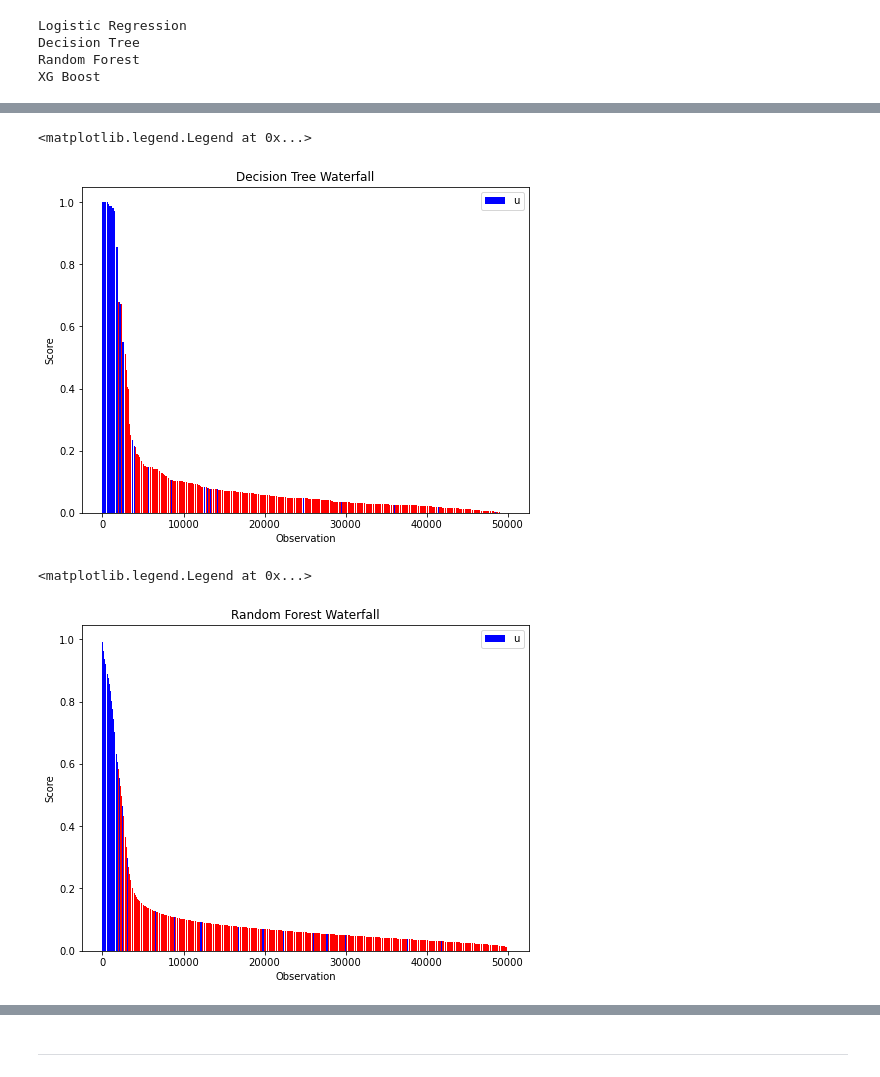
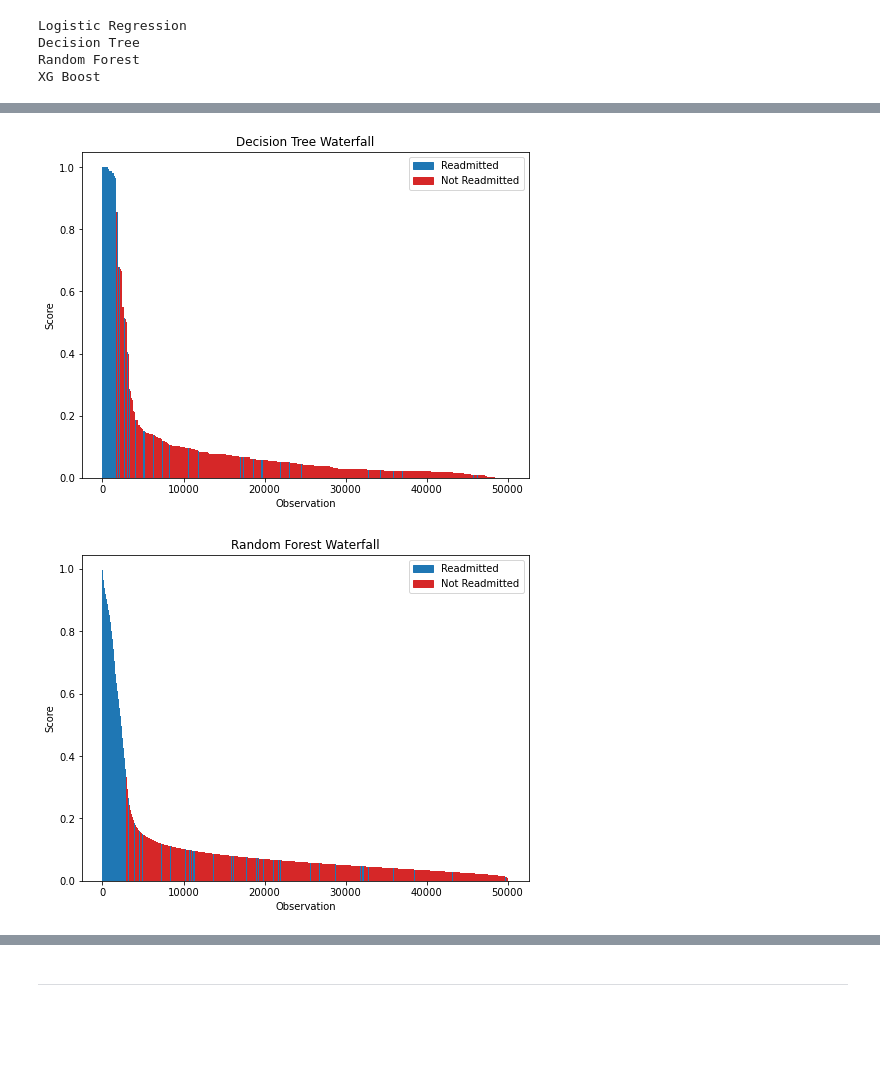
Before and after one commit to sjo302/Capstone, a Jupyter notebook: Notebooks/10_models.ipynb, the cells around one changed output, grey strips where cells are left out. Drawn from its saved outputs; the diff is of its cells as text; code cells hidden in the pictures; blank space fills up the shorter version.

```diff
--- a/Notebooks/10_models.ipynb
+++ b/Notebooks/10_models.ipynb
@@ -292,39 +295,43 @@ sort_idx = np.argsort(-dt_pred)
 y = dt_pred[sort_idx]
 
 y_col = y_val.iloc[sort_idx]
-y_col = np.where(y_col==1, "blue", "red")
+y_col = np.where(y_col==1, 'C0', 'C3')
 
 plt.figure(figsize = (8,6))
-plt.bar(x, y, color = y_col)
+plt.bar(x, y, color = y_col, width=1.0)
 
 plt.title('Decision Tree Waterfall')
 plt.xlabel('Observation')
 plt.ylabel('Score')
 
-plt.legend('upper right')
+leg_text = [mpatches.Patch(color='C0', label='Readmitted'),
+    mpatches.Patch(color='C3', label='Not Readmitted')]
+plt.legend(handles=leg_text, loc='upper right')
+plt.savefig('../plots/dt_waterfall.pdf')
 # %% [output]
-<matplotlib.legend.Legend at 0x...>
-[figure, old version]
+[figure, new version]
 # %%
 x = np.arange(len(rf_pred))
 
 sort_idx = np.argsort(-rf_pred)
 y = rf_pred[sort_idx]
 
 y_col = y_val.iloc[sort_idx]
-y_col = np.where(y_col==1, "blue", "red")
+y_col = np.where(y_col==1, 'C0', 'C3')
 
 plt.figure(figsize = (8,6))
-plt.bar(x, y, color = y_col)
+plt.bar(x, y, color = y_col, width=1.0)
 
 plt.title('Random Forest Waterfall')
 plt.xlabel('Observation')
 plt.ylabel('Score')
 
-plt.legend('upper right')
+leg_text = [mpatches.Patch(color='C0', label='Readmitted'),
+    mpatches.Patch(color='C3', label='Not Readmitted')]
+plt.legend(handles=leg_text, loc='upper right')
+plt.savefig('../plots/rf_waterfall.pdf')
 # %% [output]
-<matplotlib.legend.Legend at 0x...>
-[figure, old version]
+[figure, new version]
 # %%
 x = np.arange(len(bst_pred))
 
```
Also changed, not shown: parts of 16 cells of this notebook, 14 other files.
